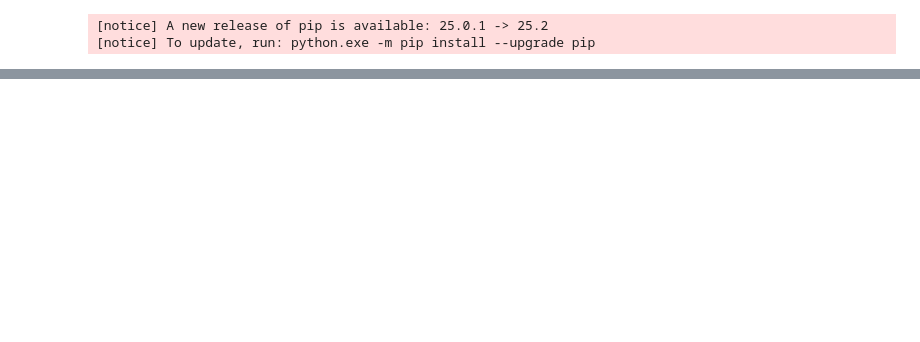
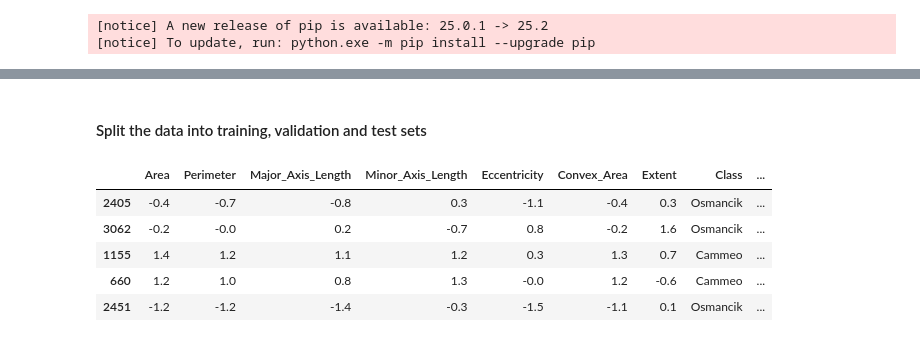
Before and after one commit to JoeUzo/Machine-Learning-Google-Crash-Course, a Jupyter notebook: classification/binary_classification_rice.ipynb, the cells around one changed output, grey strips where cells are left out. Saved outputs shown, nothing was run; the diff lists cells and outputs as text; code cells hidden in the pictures; blank space fills up the shorter version.

```diff
--- a/classification/binary_classification_rice.ipynb
+++ b/classification/binary_classification_rice.ipynb
@@ -155,0 +235,24 @@ ValueError: Mime type rendering requires nbformat>=4.2.0 but it is not installed
+# %% [markdown]
+#### Split the data into training, validation and test sets
+# %%
+# Create indices at the 80th and 90th percentiles
+number_samples = len(normalized_dataset)
+index_80th = round(number_samples * 0.8)
+index_90th = round(number_samples * 0.9)
+
+# Randomize order and split into train, validation, and test with a .8, .1, .1 split
+shuffled_df = normalized_dataset.sample(frac=1, random_state=100)
+train_data, validation_data, test_data = (
+    shuffled_df[:index_80th],
+    shuffled_df[index_80th:index_90th],
+    shuffled_df[index_90th:],
+)
+
+test_data.head()
+# %% [output]
+|  | Area | Perimeter | Major_Axis_Length | Minor_Axis_Length | Eccentricity | Convex_Area | Extent | Class | ... |
+| 2405 | -0.4 | -0.7 | -0.8 | 0.3 | -1.1 | -0.4 | 0.3 | Osmancik | ... |
+| 3062 | -0.2 | -0.0 | 0.2 | -0.7 | 0.8 | -0.2 | 1.6 | Osmancik | ... |
+| 1155 | 1.4 | 1.2 | 1.1 | 1.2 | 0.3 | 1.3 | 0.7 | Cammeo | ... |
+| 660 | 1.2 | 1.0 | 0.8 | 1.3 | -0.0 | 1.2 | -0.6 | Cammeo | ... |
+| 2451 | -1.2 | -1.2 | -1.4 | -0.3 | -1.5 | -1.1 | 0.1 | Osmancik | ... |
```
Also changed, not shown: parts of 16 cells of this notebook.
